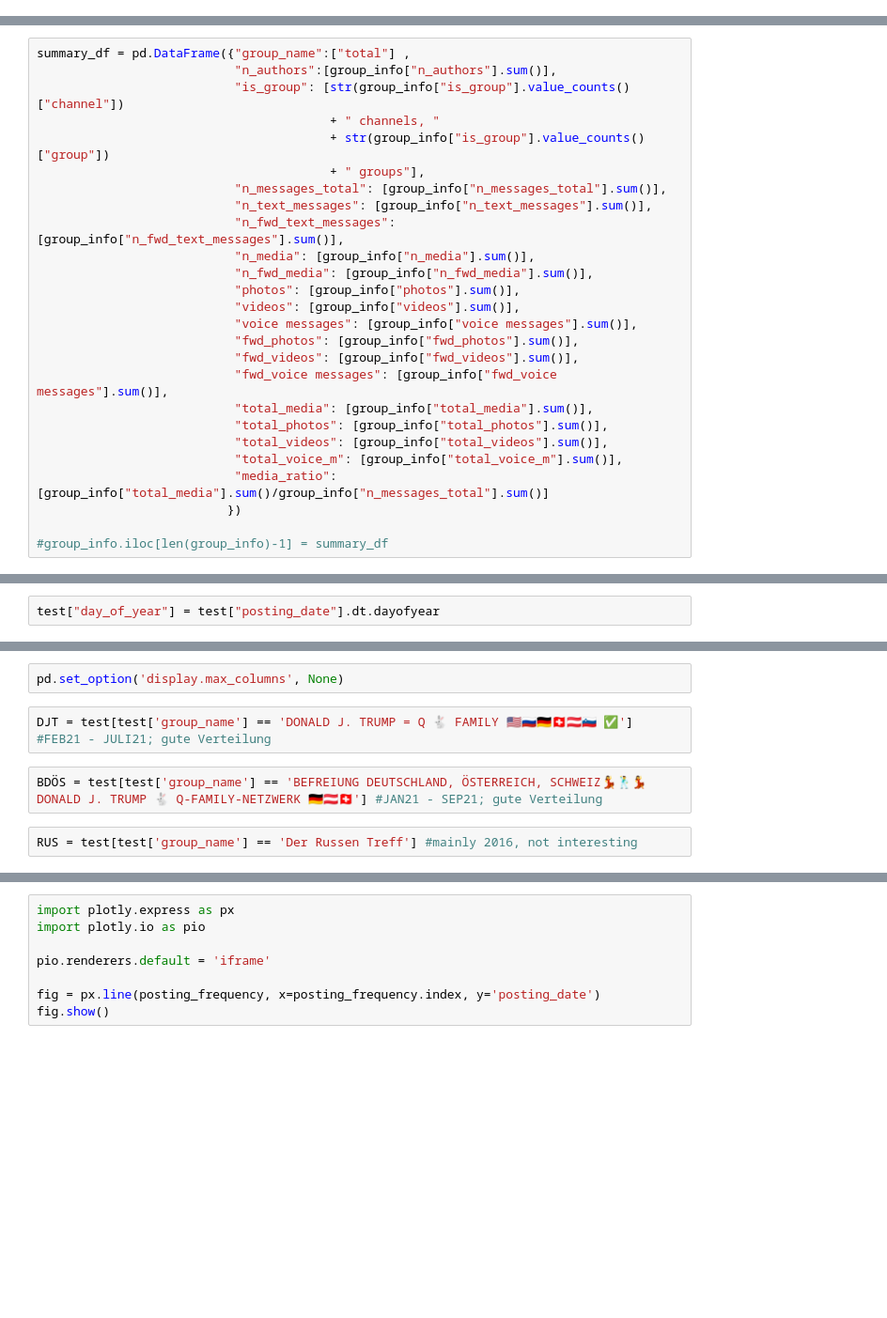
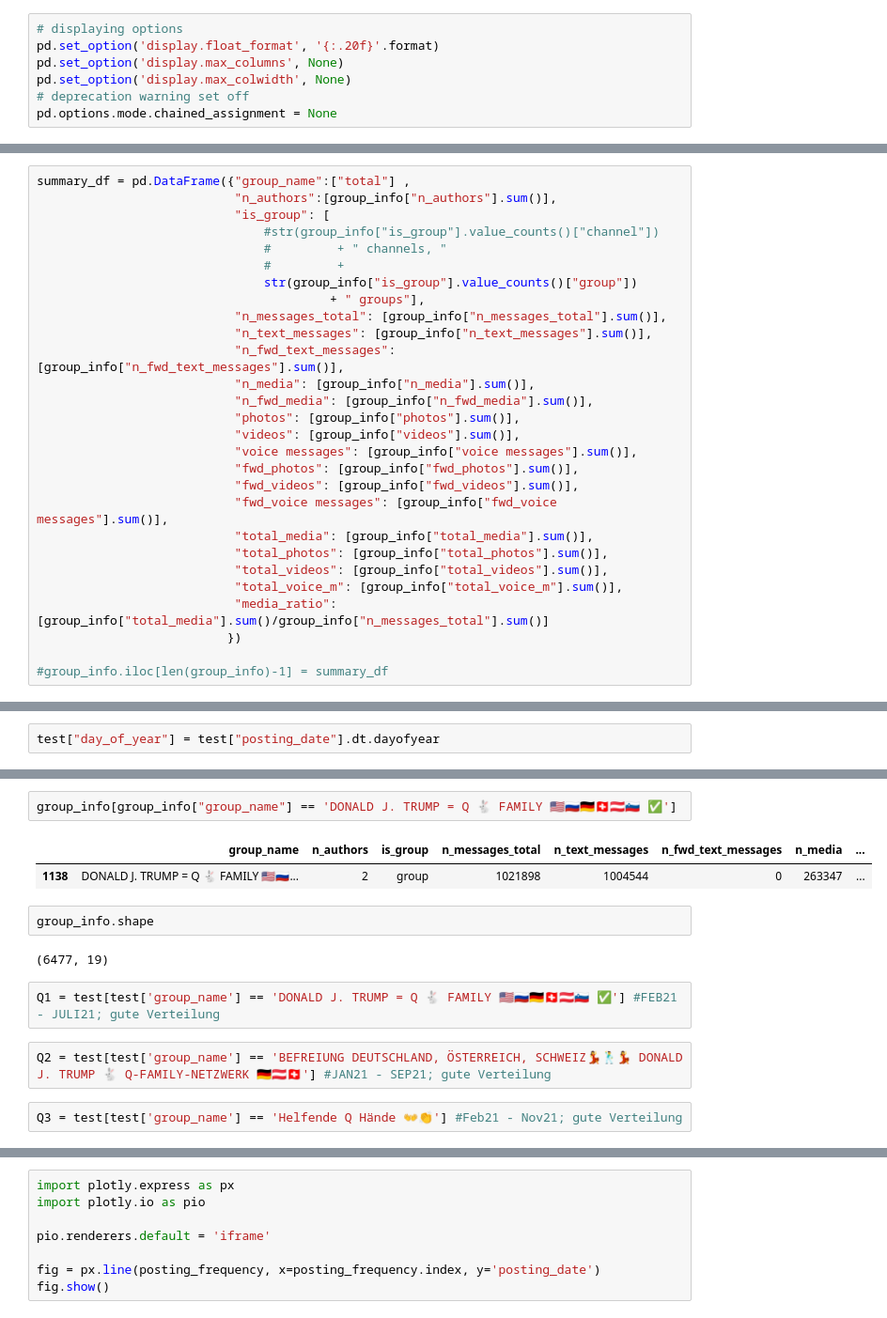
Before and after one commit to matrasmus/master_thesis_css, a Jupyter notebook: working_test.ipynb, the cells around one changed output, grey strips where cells are left out. Shown: that part at 94% size. Drawn from its saved outputs; the diff is of its cells as text; blank space fills up the shorter version.

```diff
--- a/working_test.ipynb
+++ b/working_test.ipynb
@@ -21,3 +28,10 @@ from bs4 import BeautifulSoup
 import glob
 
 import matplotlib.pyplot as plt
+# %%
+# displaying options
+pd.set_option('display.float_format', '{:.20f}'.format)
+pd.set_option('display.max_columns', None)
+pd.set_option('display.max_colwidth', None)
+# deprecation warning set off
+pd.options.mode.chained_assignment = None
@@ -506,9 +756,11 @@ group_info["media_ratio"] = group_info["total_media"]/group_info["n_messages_tot
 # %%
 summary_df = pd.DataFrame({"group_name":["total"] ,
                            "n_authors":[group_info["n_authors"].sum()],
-                           "is_group": [str(group_info["is_group"].value_counts()["channel"])
-                                        + " channels, "
-                                        + str(group_info["is_group"].value_counts()["group"])
+                           "is_group": [
+                               #str(group_info["is_group"].value_counts()["channel"])
+                               #         + " channels, "
+                               #         +
+                               str(group_info["is_group"].value_counts()["group"])
                                         + " groups"],
                            "n_messages_total": [group_info["n_messages_total"].sum()],
                            "n_text_messages": [group_info["n_text_messages"].sum()],
@@ -582,8 +812,15 @@ group_info.sort_values('n_messages_total', ascending = False).head(50)
+# %%
+group_info[group_info["group_name"] == 'DONALD J. TRUMP = Q 🐇 FAMILY 🇺🇸🇷🇺🇩🇪🇨🇭🇦🇹🇸🇮 ✅']
+# %% [output]
+|  | group_name | n_authors | is_group | n_messages_total | n_text_messages | n_fwd_text_messages | n_media | ... |
+| 1138 | DONALD J. TRUMP = Q 🐇 FAMILY 🇺🇸🇷🇺... | 2 | group | 1021898 | 1004544 | 0 | 263347 | ... |
 # %%
-pd.set_option('display.max_columns', None)
+group_info.shape
+# %% [output]
+(6477, 19)
 # %%
-DJT = test[test['group_name'] == 'DONALD J. TRUMP = Q 🐇 FAMILY 🇺🇸🇷🇺🇩🇪🇨🇭🇦🇹🇸🇮 ✅'] #FEB21 - JULI21; gute Verteilung
+Q1 = test[test['group_name'] == 'DONALD J. TRUMP = Q 🐇 FAMILY 🇺🇸🇷🇺🇩🇪🇨🇭🇦🇹🇸🇮 ✅'] #FEB21 - JULI21; gute Verteilung
 # %%
-BDÖS = test[test['group_name'] == 'BEFREIUNG DEUTSCHLAND, ÖSTERREICH, SCHWEIZ💃🕺💃 DONALD J. TRUMP 🐇 Q-FAMILY-NETZWERK 🇩🇪🇦🇹🇨🇭'] #JAN21 - SEP21; gute Verteilung
+Q2 = test[test['group_name'] == 'BEFREIUNG DEUTSCHLAND, ÖSTERREICH, SCHWEIZ💃🕺💃 DONALD J. TRUMP 🐇 Q-FAMILY-NETZWERK 🇩🇪🇦🇹🇨🇭'] #JAN21 - SEP21; gute Verteilung
 # %%
-RUS = test[test['group_name'] == 'Der Russen Treff'] #mainly 2016, not interesting
+Q3 = test[test['group_name'] == 'Helfende Q Hände 👐👏'] #Feb21 - Nov21; gute Verteilung
```
Also changed, not shown: parts of 174 cells of this notebook, 7 other files.
